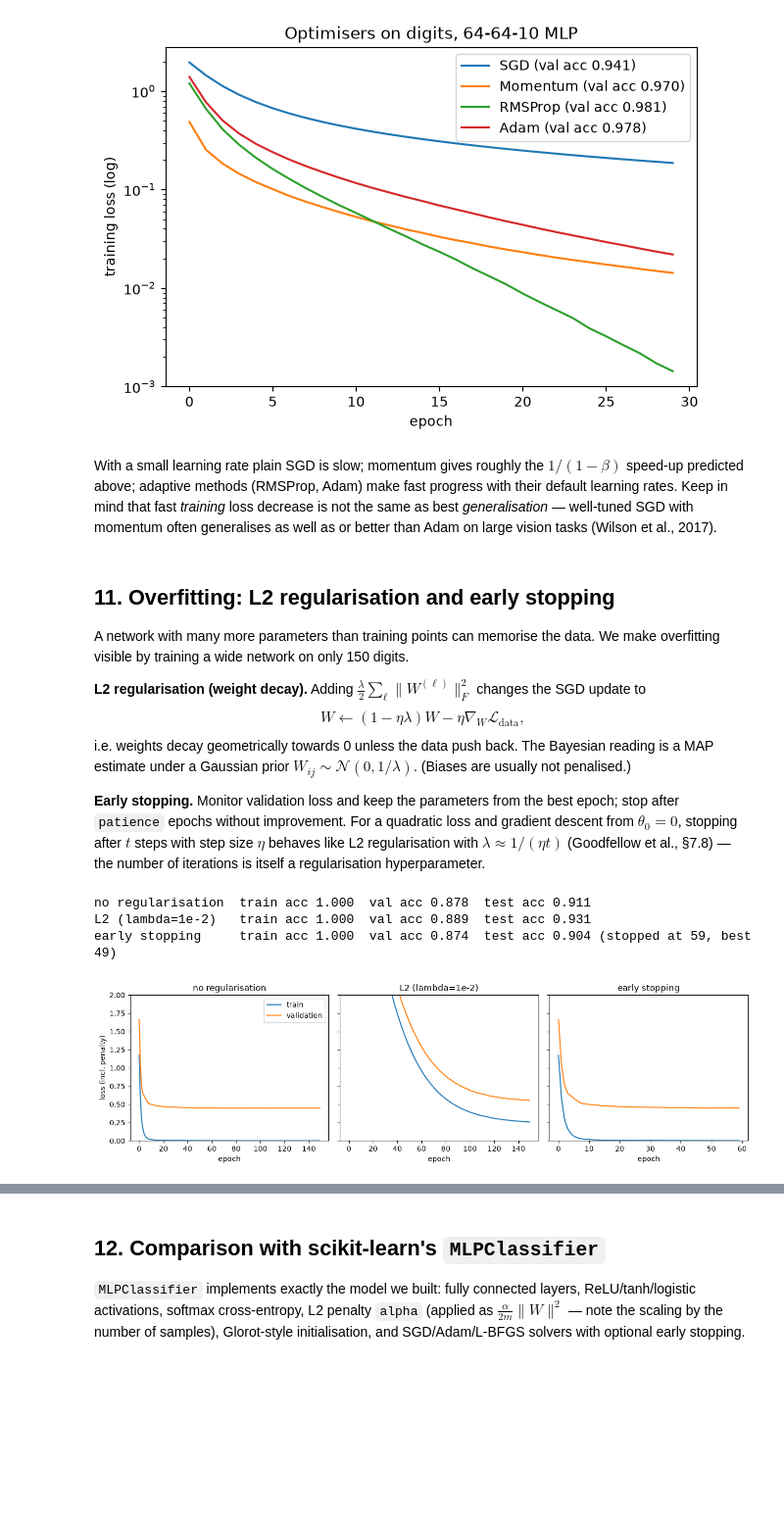
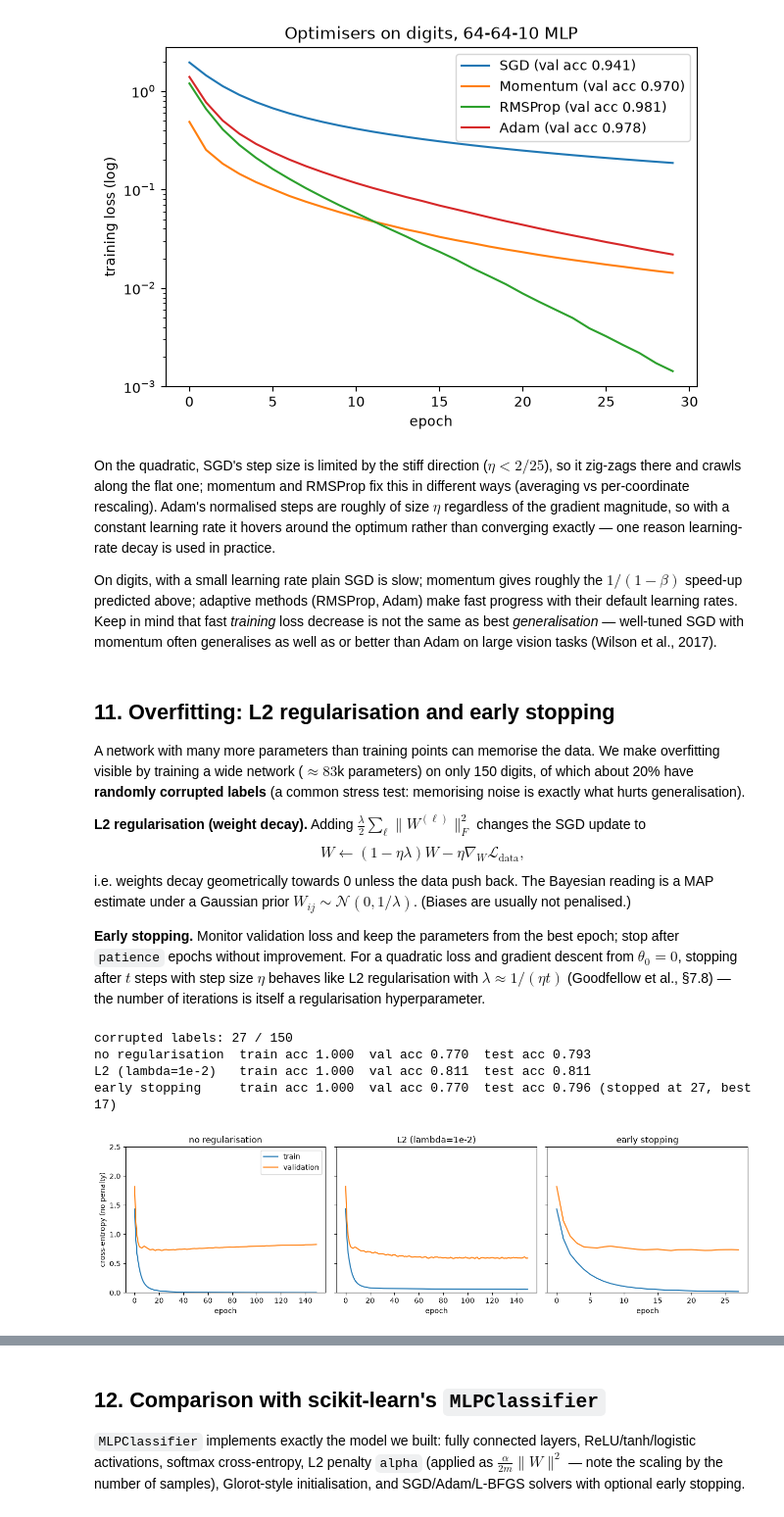
Before and after one commit to sina-sabzevar/Machine-Learning-Hands-on-Course, a Jupyter notebook: notebooks/10_neural_networks_from_scratch.ipynb, the cells around one changed output, grey strips where cells are left out. Shown at 98% size. Drawn from its saved outputs; the diff is of its cells as text; code cells hidden in the pictures; blank space fills up the shorter version.

```diff
--- a/notebooks/10_neural_networks_from_scratch.ipynb
+++ b/notebooks/10_neural_networks_from_scratch.ipynb
@@ -377,10 +377,11 @@ class MLP:
             cache["Z"].append(Z); cache["A"].append(A)
         return Z, cache
 
-    def loss(self, X, y):
+    def loss(self, X, y, penalty=True):
+        # mean cross-entropy, plus the L2 penalty unless penalty=False
         Z, _ = self.forward(X)
         data = -log_softmax(Z)[np.arange(len(y)), y].mean()
-        return data + 0.5 * self.l2 * sum((W ** 2).sum() for W in self.W)
+        return data + (0.5 * self.l2 * sum((W ** 2).sum() for W in self.W) if penalty else 0.0)
 
     def loss_and_grads(self, X, y):
         m = len(y)
@@ -410,7 +411,7 @@ class MLP:
 net = MLP([2, 16, 16, 2])
 print("parameter shapes:", [p.shape for p in net.params])
 print("number of parameters:", sum(p.size for p in net.params))
-print("initial loss (should be close to log 2 = 0.693):", round(net.loss(*make_moons(100, noise=0.2, random_state=0)), 4))
+print("initial loss (should be of order log 2 = 0.693):", round(net.loss(*make_moons(100, noise=0.2, random_state=0)), 4))
 # %% [output]
 parameter shapes: [(2, 16), (16, 16), (16, 2), (1, 16), (1, 16), (1, 2)]
 number of parameters: 354
@@ -439,9 +440,10 @@ def train(model, opt, X, y, X_val=None, y_val=None, epochs=100, batch_size=32, s
             batch = idx[start:start + batch_size]
             _, grads = model.loss_and_grads(X[batch], y[batch])
             opt.step(model.params, grads)
-        hist["train_loss"].append(model.loss(X, y)); hist["train_acc"].append(model.score(X, y))
+        # we record the *data* loss (cross-entropy without the L2 penalty) for monitoring
+        hist["train_loss"].append(model.loss(X, y, penalty=False)); hist["train_acc"].append(model.score(X, y))
         if X_val is not None:
-            vl = model.loss(X_val, y_val)
+            vl = model.loss(X_val, y_val, penalty=False)
             hist["val_loss"].append(vl); hist["val_acc"].append(model.score(X_val, y_val))
             if patience is not None:
                 if vl < best[0]:
@@ -672,8 +674,8 @@ def run_quadratic(opt, steps=60, theta0=(-4.0, 1.5)):
         opt.step([theta], [grad]); path.append(theta.copy())
     return np.array(path)
 
-opts_2d = {"SGD (lr=0.07)": SGD(0.07), "Momentum (lr=0.02, b=0.9)": Momentum(0.02, 0.9),
-           "RMSProp (lr=0.1)": RMSProp(0.1), "Adam (lr=0.3)": Adam(0.3)}
+opts_2d = {"SGD (lr=0.07)": SGD(0.07), "Momentum (lr=0.02, b=0.8)": Momentum(0.02, 0.8),
+           "RMSProp (lr=0.1)": RMSProp(0.1), "Adam (lr=0.1)": Adam(0.1)}
 t1, t2 = np.meshgrid(np.linspace(-4.5, 1.5, 200), np.linspace(-2, 2, 200))
 fig, ax = plt.subplots(figsize=(8, 4.5))
 ax.contour(t1, t2, 0.5 * (t1 ** 2 + 25 * t2 ** 2), levels=20, cmap="Greys", linewidths=0.6)
@@ -698,11 +700,13 @@ ax.legend(); plt.show()
 # %% [output]
 [figure]
 # %% [markdown]
-With a small learning rate plain SGD is slow; momentum gives roughly the $1/(1-\beta)$ speed-up predicted above; adaptive methods (RMSProp, Adam) make fast progress with their default learning rates. Keep in mind that fast *training* loss decrease is not the same as best *generalisation* — well-tuned SGD with momentum often generalises as well as or better than Adam on large vision tasks (Wilson et al., 2017).
+On the quadratic, SGD's step size is limited by the stiff direction ($\eta < 2/25$), so it zig-zags there and crawls along the flat one; momentum and RMSProp fix this in different ways (averaging vs per-coordinate rescaling). Adam's normalised steps are roughly of size $\eta$ regardless of the gradient magnitude, so with a constant learning rate it hovers around the optimum rather than converging exactly — one reason learning-rate decay is used in practice.
+
+On digits, with a small learning rate plain SGD is slow; momentum gives roughly the $1/(1-\beta)$ speed-up predicted above; adaptive methods (RMSProp, Adam) make fast progress with their default learning rates. Keep in mind that fast *training* loss decrease is not the same as best *generalisation* — well-tuned SGD with momentum often generalises as well as or better than Adam on large vision tasks (Wilson et al., 2017).
 # %% [markdown]
 ## 11. Overfitting: L2 regularisation and early stopping
 
-A network with many more parameters than training points can memorise the data. We make overfitting visible by training a wide network on only 150 digits.
+A network with many more parameters than training points can memorise the data. We make overfitting visible by training a wide network ($\approx 83$k parameters) on only 150 digits, of which about 20% have **randomly corrupted labels** (a common stress test: memorising noise is exactly what hurts generalisation).
 
 **L2 regularisation (weight decay).** Adding $\frac\lambda2\sum_\ell\|W^{(\ell)}\|_F^2$ changes the SGD update to
 $$W \leftarrow (1 - \eta\lambda)W - \eta\nabla_W\mathcal L_{\text{data}},$$
@@ -711,27 +715,31 @@ i.e. weights decay geometrically towards 0 unless the data push back. The Bayesi
 **Early stopping.** Monitor validation loss and keep the parameters from the best epoch; stop after `patience` epochs without improvement. For a quadratic loss and gradient descent from $\theta_0 = 0$, stopping after $t$ steps with step size $\eta$ behaves like L2 regularisation with $\lambda \approx 1/(\eta t)$ (Goodfellow et al., §7.8) — the number of iterations is itself a regularisation hyperparameter.
 # %%
 small_idx = rng.choice(len(yd_tr), size=150, replace=False)
-Xs_tr, ys_tr = Xd_tr_s[small_idx], yd_tr[small_idx]
+Xs_tr, ys_tr = Xd_tr_s[small_idx], yd_tr[small_idx].copy()
+flip = rng.random(len(ys_tr)) < 0.2                      # corrupt ~20% of the labels
+ys_tr[flip] = rng.integers(0, 10, flip.sum())
+print(f"corrupted labels: {(ys_tr != yd_tr[small_idx]).sum()} / {len(ys_tr)}")
 
 results = {}
 for name, l2, patience in [("no regularisation", 0.0, None), ("L2 (lambda=1e-2)", 1e-2, None),
                             ("early stopping", 0.0, 10)]:
     net_r = MLP([64, 256, 256, 10], act="relu", init="he", l2=l2, seed=0)
     h_r = train(net_r, Adam(0.001), Xs_tr, ys_tr, Xd_val_s, yd_val, epochs=150, batch_size=32, patience=patience)
     results[name] = (net_r, h_r)
     extra = f" (stopped at {h_r['stopped_epoch']}, best {h_r['best_epoch']})" if "stopped_epoch" in h_r else ""
     print(f"{name:18s} train acc {net_r.score(Xs_tr, ys_tr):.3f}  val acc {net_r.score(Xd_val_s, yd_val):.3f}  "
           f"test acc {net_r.score(Xd_te_s, yd_te):.3f}{extra}")
 
 fig, axes = plt.subplots(1, 3, figsize=(13, 3.8), sharey=True)
 for ax, (name, (_, h_r)) in zip(axes, results.items()):
     ax.plot(h_r["train_loss"], label="train"); ax.plot(h_r["val_loss"], label="validation")
-    ax.set_title(name); ax.set_xlabel("epoch"); ax.set_ylim(0, 2)
-axes[0].set_ylabel("loss (incl. penalty)"); axes[0].legend()
+    ax.set_title(name); ax.set_xlabel("epoch"); ax.set_ylim(0, 2.5)
+axes[0].set_ylabel("cross-entropy (no penalty)"); axes[0].legend()
 plt.tight_layout(); plt.show()
 # %% [output]
-no regularisation  train acc 1.000  val acc 0.878  test acc 0.911
-L2 (lambda=1e-2)   train acc 1.000  val acc 0.889  test acc 0.931
-early stopping     train acc 1.000  val acc 0.874  test acc 0.904 (stopped at 59, best 49)
+corrupted labels: 27 / 150
+no regularisation  train acc 1.000  val acc 0.770  test acc 0.793
+L2 (lambda=1e-2)   train acc 1.000  val acc 0.811  test acc 0.811
+early stopping     train acc 1.000  val acc 0.770  test acc 0.796 (stopped at 27, best 17)
-[figure, old version]
+[figure, new version]
 # %% [markdown]
```
Also changed, not shown: parts of 7 cells of this notebook, 26 other files.
